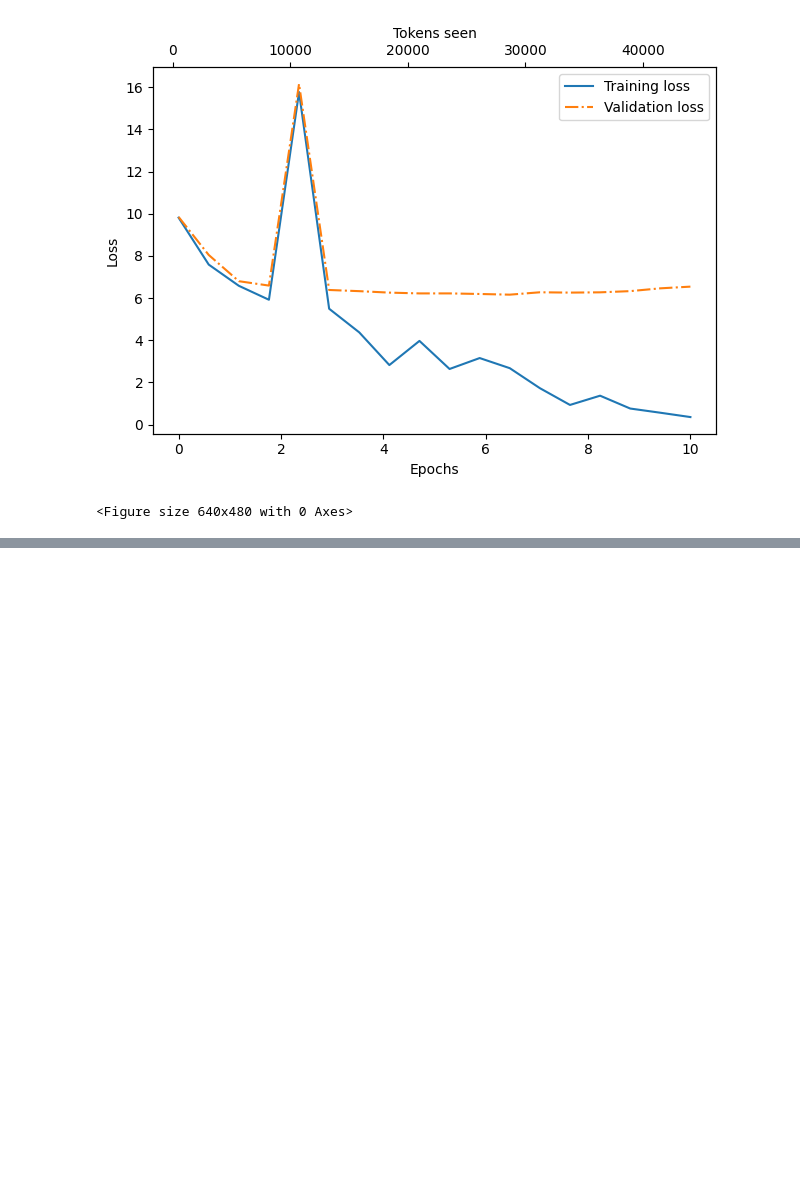
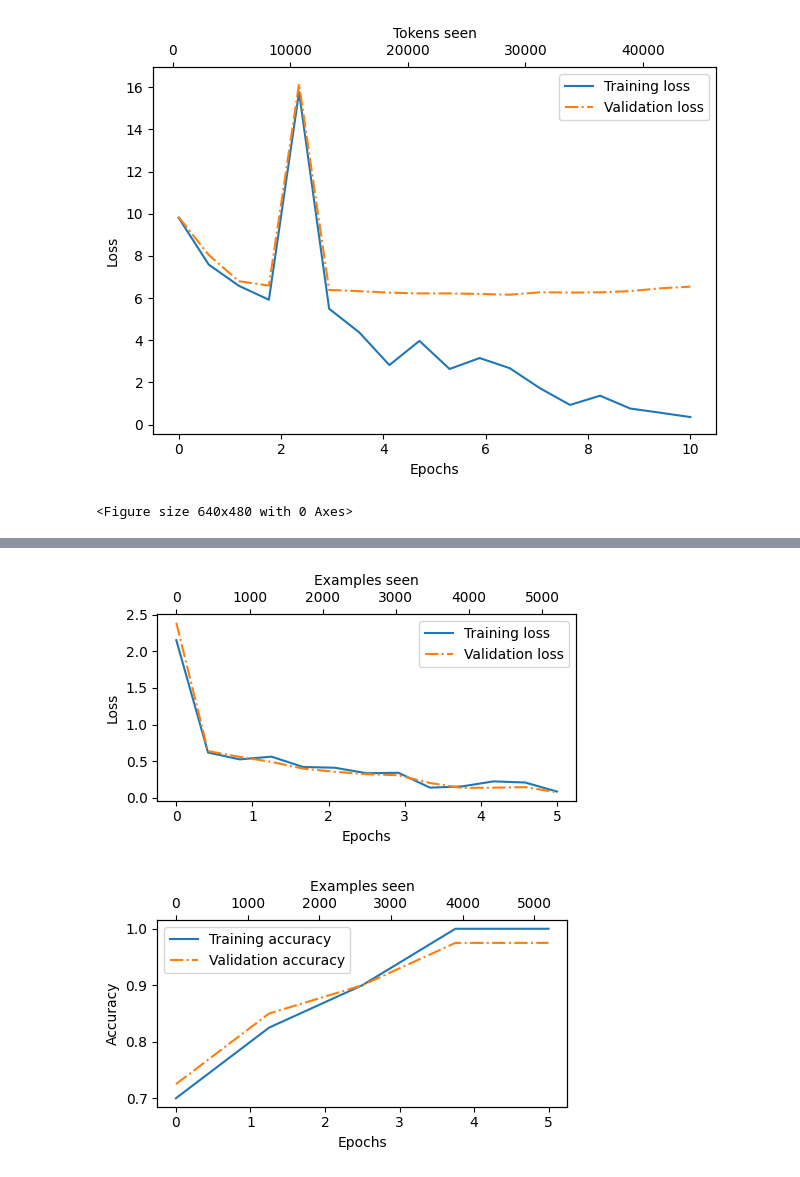
Before and after one commit to Karn2898/Large-Language-Model, a Jupyter notebook: LLM.ipynb, the cells around one changed output, grey strips where cells are left out. Drawn from its saved outputs; the diff is of its cells as text; code cells hidden in the pictures; blank space fills up the shorter version.

```diff
--- a/LLM.ipynb
+++ b/LLM.ipynb
@@ -692,0 +1125,31 @@ Ep 10 (Step 000085): Train loss 0.358, Val loss 6.542
+# %%
+for param in model.parameters():
+    param.requires_grad = False
+
+torch.manual_seed(123)
+
+num_classes = 2
+model.out_head = torch.nn.Linear(in_features=BASE_CONFIG["emb_dim"], out_features=num_classes)
+model.to(device)
+
+for param in model.trf_blocks[-1].parameters():
+    param.requires_grad = True
+
+for param in model.final_norm.parameters():
+    param.requires_grad = True
+# %%
+#finetune modified model
+start_time = time.time()
+torch.manual_seed(123)
+
+optimizer = torch.optim.AdamW(model.parameters(), lr=5e-5, weight_decay=0.1)
+
+num_epochs = 5
+train_losses, val_losses, train_accs, val_accs, examples_seen = train_classifier_simple(
+    model, train_loader, val_loader, optimizer, device,
+    num_epochs=num_epochs, eval_freq=50, eval_iter=5,
+)
+
+end_time = time.time()
+execution_time_minutes = (end_time - start_time) / 60
+print(f"Training completed in {execution_time_minutes:.2f} minutes.")
@@ -692,0 +1176,14 @@ Ep 10 (Step 000085): Train loss 0.358, Val loss 6.542
+# %%
+
+    # loss plot
+    epochs_tensor = torch.linspace(0, num_epochs, len(train_losses))
+    examples_seen_tensor = torch.linspace(0, examples_seen, len(train_losses))
+    plot_values(epochs_tensor, examples_seen_tensor, train_losses, val_losses)
+
+    # accuracy plot
+    epochs_tensor = torch.linspace(0, num_epochs, len(train_accs))
+    examples_seen_tensor = torch.linspace(0, examples_seen, len(train_accs))
+    plot_values(epochs_tensor, examples_seen_tensor, train_accs, val_accs, label="accuracy")
+# %% [output]
+[figure, added]
+[figure, added]
```
Also changed, not shown: parts of 20 cells of this notebook.
